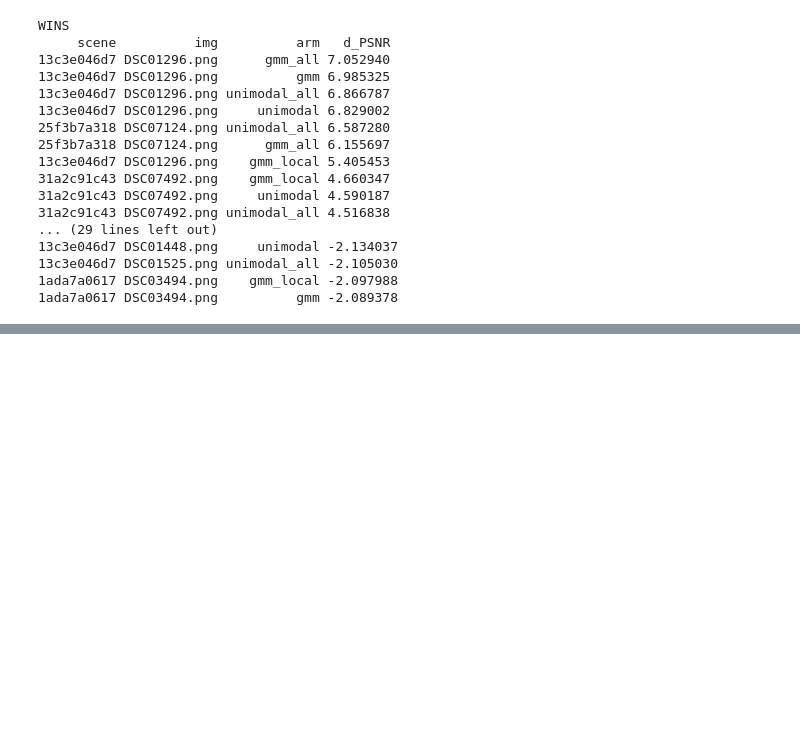
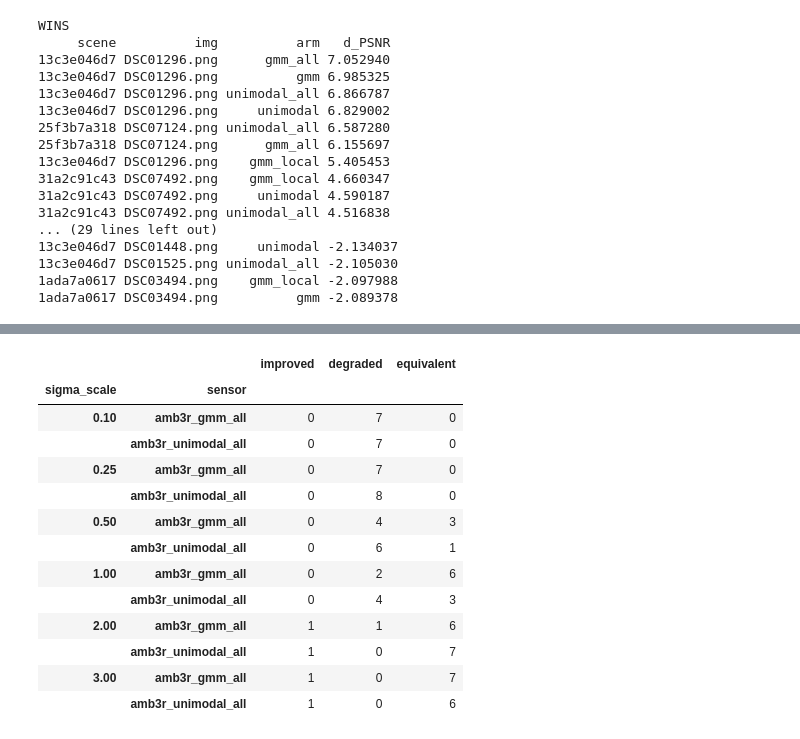
Before and after one commit to adamburhan/depth-aware-BA, a Jupyter notebook: src/depthba/eval/nvs/scannetpp/analyze_results.ipynb, the cells around one changed output, grey strips where cells are left out. Drawn from its saved outputs; the diff is of its cells as text; code cells hidden in the pictures; blank space fills up the shorter version.

```diff
--- a/src/depthba/eval/nvs/scannetpp/analyze_results.ipynb
+++ b/src/depthba/eval/nvs/scannetpp/analyze_results.ipynb
@@ -230,3 +230,20 @@ WINS
 13c3e046d7 DSC01525.png unimodal_all -2.105030
 1ada7a0617 DSC03494.png    gmm_local -2.097988
 1ada7a0617 DSC03494.png          gmm -2.089378
+# %%
+import pandas as pd
+
+df = pd.concat(pd.read_csv(f"nvs_{m}.csv") for m in ("psnr", "ssim", "lpips"))
+sens = df[df.reference == "baseline"]
+METRICS = ["PSNR", "SSIM", "LPIPS"]
+
+# table 1: mean per-scene improvement, + is always better in every metric
+table = (sens.pivot_table(index="sigma_scale", columns=["sensor", "metric"],
+                          values="improvement", aggfunc="mean")
+             .reindex(METRICS, axis=1, level="metric").round(3) + 0.0)
+
+# caption support, per metric — never pooled across them
+n_scenes = sens.groupby(["sigma_scale", "sensor"]).scene.nunique().unstack()
+signs = (sens[sens.metric == "PSNR"]
+         .groupby(["sigma_scale", "sensor"])
+         .improvement.agg(n="size", positive=lambda s: int((s > 0).sum())))
@@ -232,0 +279,27 @@ WINS
+# %%
+BAND = 0.1  # dB - about 2x the scene-level paired SE implied by the 0.07 dB replicate std
+
+def verdict(s):
+    return pd.Series({"improved":   int((s >  BAND).sum()),
+                      "degraded":   int((s < -BAND).sum()),
+                      "equivalent": int((s.abs() <= BAND).sum())})
+
+psnr = sens[sens.metric == "PSNR"]
+counts = psnr.groupby(["sigma_scale", "sensor"]).improvement.apply(verdict).unstack()
+# %%
+counts
+# %% [output]
+|  |  | improved | degraded | equivalent |
+| sigma_scale | sensor |  |  |  |
+| 0.10 | amb3r_gmm_all | 0 | 7 | 0 |
+|  | amb3r_unimodal_all | 0 | 7 | 0 |
+| 0.25 | amb3r_gmm_all | 0 | 7 | 0 |
+|  | amb3r_unimodal_all | 0 | 8 | 0 |
+| 0.50 | amb3r_gmm_all | 0 | 4 | 3 |
+|  | amb3r_unimodal_all | 0 | 6 | 1 |
+| 1.00 | amb3r_gmm_all | 0 | 2 | 6 |
+|  | amb3r_unimodal_all | 0 | 4 | 3 |
+| 2.00 | amb3r_gmm_all | 1 | 1 | 6 |
+|  | amb3r_unimodal_all | 1 | 0 | 7 |
+| 3.00 | amb3r_gmm_all | 1 | 0 | 7 |
+|  | amb3r_unimodal_all | 1 | 0 | 6 |
```
Also changed, not shown: parts of 4 cells of this notebook, 17 other files.
